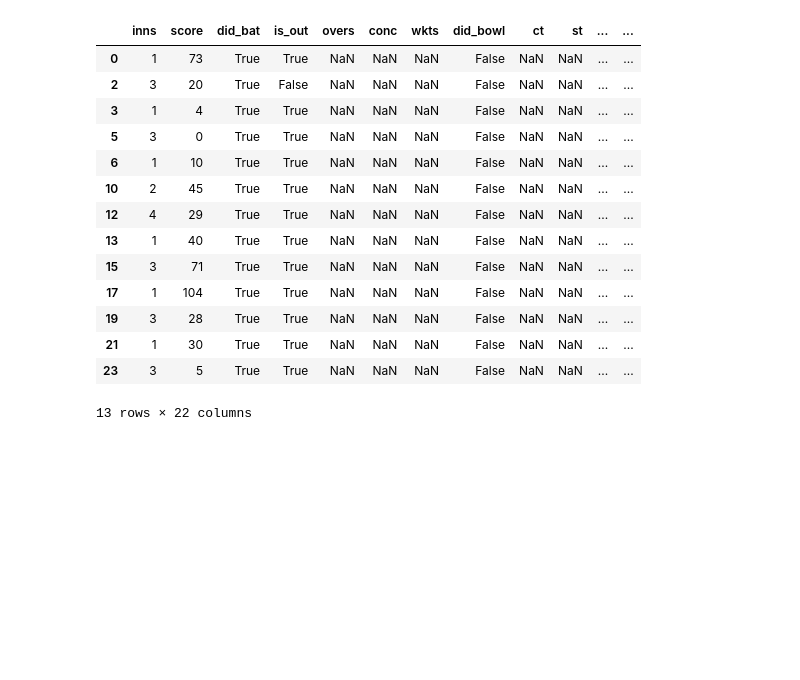
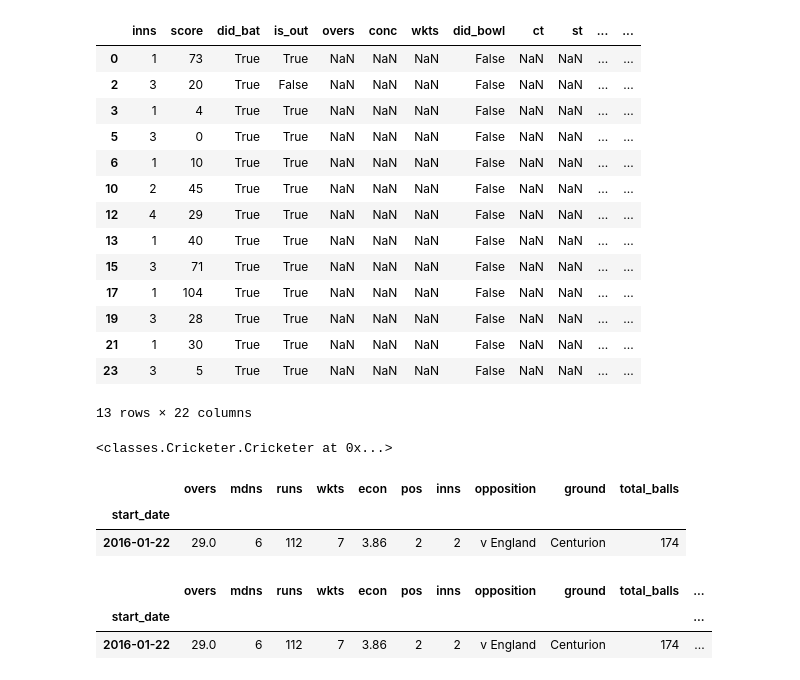
Before and after one commit to willcanniford/cricketer-analysis, a Jupyter notebook: cricketer_class_improvements.ipynb, the cells around one changed output. Cells and saved outputs as stored; diff of their text form; code cells hidden in the pictures; blank space fills up the shorter version.

```diff
--- a/cricketer_class_improvements.ipynb
+++ b/cricketer_class_improvements.ipynb
@@ -156,3 +155,26 @@ first_batting
 | 21 | 1 | 30 | True | True | NaN | NaN | NaN | False | NaN | NaN | ... | ... |
 | 23 | 3 | 5 | True | True | NaN | NaN | NaN | False | NaN | NaN | ... | ... |
 13 rows × 22 columns
+# %%
+rabada = Cricketer(550215)
+rabada
+# %% [output]
+<classes.Cricketer.Cricketer at 0x...>
+# %%
+bowling = rabada.test_bowling_innings()
+max_wickets = bowling.wkts.max()
+bowling[bowling.wkts == max_wickets]
+# %% [output]
+|  | overs | mdns | runs | wkts | econ | pos | inns | opposition | ground | total_balls |
+| start_date |  |  |  |  |  |  |  |  |  |  |
+| 2016-01-22 | 29.0 | 6 | 112 | 7 | 3.86 | 2 | 2 | v England | Centurion | 174 |
+# %%
+top_figures_interim = bowling[bowling.wkts == max_wickets].copy()
+top_figures = top_figures_interim[top_figures_interim.runs == top_figures_interim.runs.min()]
+top_figures['strike_rate'] = top_figures.total_balls / top_figures.wkts
+# %%
+top_figures
+# %% [output]
+|  | overs | mdns | runs | wkts | econ | pos | inns | opposition | ground | total_balls | ... |
+| start_date |  |  |  |  |  |  |  |  |  |  | ... |
+| 2016-01-22 | 29.0 | 6 | 112 | 7 | 3.86 | 2 | 2 | v England | Centurion | 174 | ... |
```
Also changed, not shown: parts of 11 cells of this notebook.
